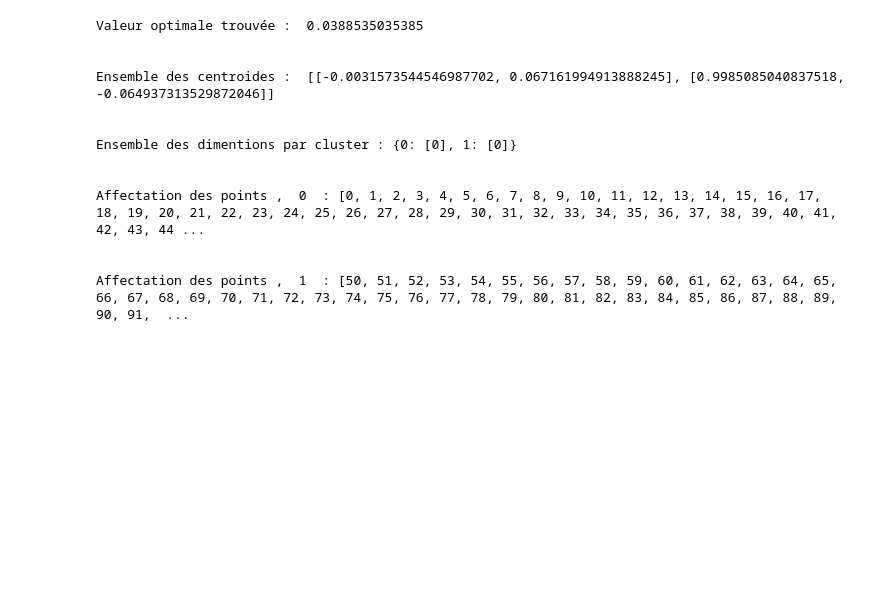
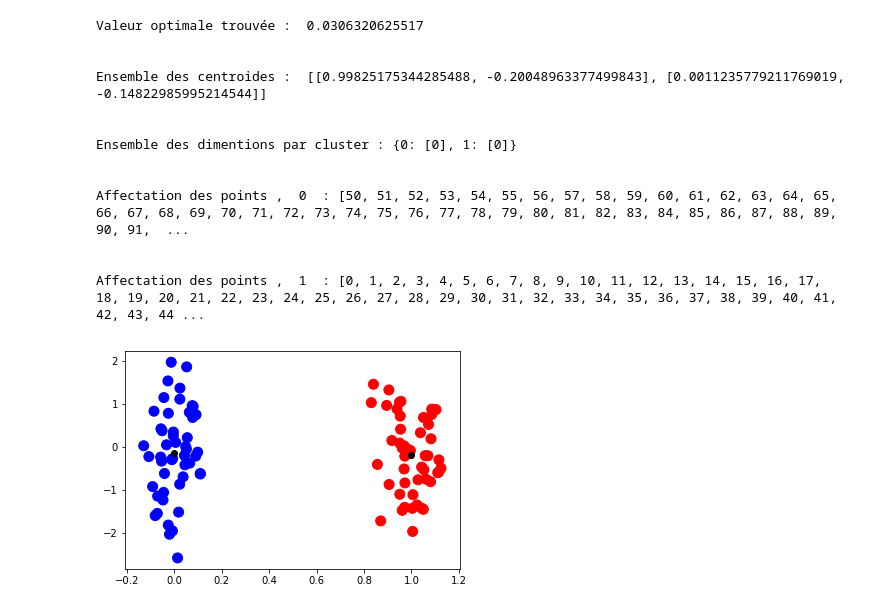
Before and after one commit to SLilani/Subspace-Clustering, a Jupyter notebook: test_proclus.ipynb, the cells around one changed output. Drawn from its saved outputs; the diff is of its cells as text; code cells hidden in the pictures; blank space fills up the shorter version.

```diff
--- a/test_proclus.ipynb
+++ b/test_proclus.ipynb
@@ -5,21 +6,36 @@ import bib.dataplayer as dt
+# %%
+def apply_proc(base , parametre) :
+    A,M,D,sete = proclus.Proclust(parametre[0] , base, parametre[1],parametre[2],parametre[3]).get_output()
+    print ("Valeur optimale trouvée : ",sete)
+    print ("\n")
+    print ("Ensemble des centroides : " , M)
+    print ("\n")
+    print ("Ensemble des dimentions par cluster :" ,D)
+    print ("\n")
+
+    for cle in A.keys() :
+        print ("Affectation des points , ",cle," :" , A[cle])
+        print ("\n")
+    dt.affichagesClusters(pd.DataFrame(M), A,base)
 # %%
 parametres = [2,outils.euclidienne,0.01,40]
 data = dt.create_gauss_vertical(50)
-proclus.apply_proc(data , parametres)
+apply_proc(data , parametres)
 # %% [output]
-Valeur optimale trouvée :  0.0388535035385
+Valeur optimale trouvée :  0.0306320625517
 
 
-Ensemble des centroides :  [[-0.0031573544546987702, 0.067161994913888245], [0.9985085040837518, -0.064937313529872046]]
+Ensemble des centroides :  [[0.99825175344285488, -0.20048963377499843], [0.0011235779211769019, -0.14822985995214544]]
 
 
 Ensemble des dimentions par cluster : {0: [0], 1: [0]}
 
 
-Affectation des points ,  0  : [0, 1, 2, 3, 4, 5, 6, 7, 8, 9, 10, 11, 12, 13, 14, 15, 16, 17, 18, 19, 20, 21, 22, 23, 24, 25, 26, 27, 28, 29, 30, 31, 32, 33, 34, 35, 36, 37, 38, 39, 40, 41, 42, 43, 44 ...
+Affectation des points ,  0  : [50, 51, 52, 53, 54, 55, 56, 57, 58, 59, 60, 61, 62, 63, 64, 65, 66, 67, 68, 69, 70, 71, 72, 73, 74, 75, 76, 77, 78, 79, 80, 81, 82, 83, 84, 85, 86, 87, 88, 89, 90, 91,  ...
 
 
-Affectation des points ,  1  : [50, 51, 52, 53, 54, 55, 56, 57, 58, 59, 60, 61, 62, 63, 64, 65, 66, 67, 68, 69, 70, 71, 72, 73, 74, 75, 76, 77, 78, 79, 80, 81, 82, 83, 84, 85, 86, 87, 88, 89, 90, 91,  ...
+Affectation des points ,  1  : [0, 1, 2, 3, 4, 5, 6, 7, 8, 9, 10, 11, 12, 13, 14, 15, 16, 17, 18, 19, 20, 21, 22, 23, 24, 25, 26, 27, 28, 29, 30, 31, 32, 33, 34, 35, 36, 37, 38, 39, 40, 41, 42, 43, 44 ...
+[figure, added]
 # %%
 parametres = [2,outils.euclidienne,0.01,40]
 data = dt.create_gauss_vertical_cent(50)
```
Also changed, not shown: parts of 8 cells of this notebook, 4 other files.
